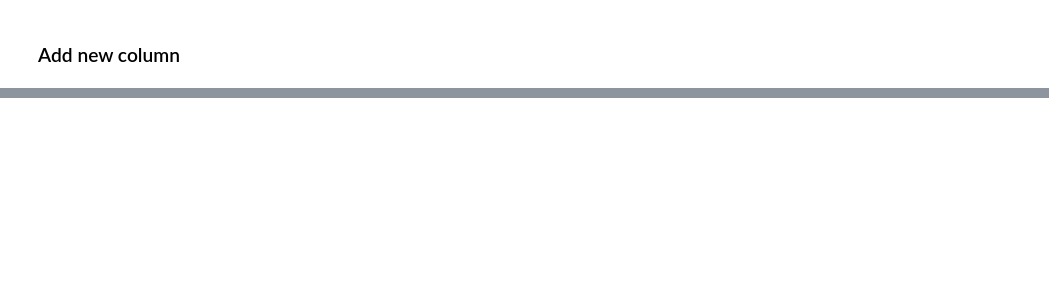
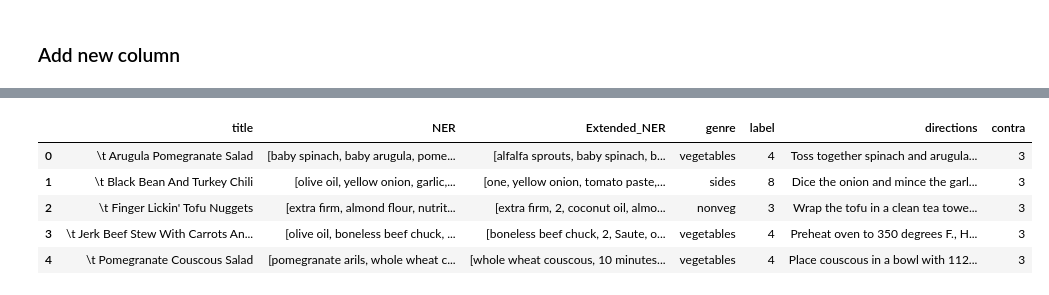
Before and after one commit to Shamighoul/NLP_project, a Jupyter notebook: get_data.ipynb, the cells around one changed output, grey strips where cells are left out. Drawn from its saved outputs; the diff is of its cells as text; code cells hidden in the pictures; blank space fills up the shorter version.

```diff
--- a/get_data.ipynb
+++ b/get_data.ipynb
@@ -344,0 +504,4 @@ df.shape
+# %%
+data['NER'] = data['NER'].apply(lambda x: ast.literal_eval(x))
+# %%
+data['Extended_NER'] = data['Extended_NER'].apply(lambda x: ast.literal_eval(x))
@@ -344,0 +527,36 @@ df.shape
+# %%
+meat = ['meat', 'gammon', 'mutton', 'beef', 'pork', 'deer', 'camel', 'veal', 'lamb', 'goat', 'rabbit', 'turkey', 'steak', 'goose', 'duck', 'venison', 'elk', 'moose', 'loin', 'bacon', 'ham', 'baked ham', 'frankfurter', 'sausage', 'chicken', 'crackling']
+milk = ['kaymak', 'milk', 'cream', 'butter', 'yogurt', 'ymer', 'viili', 'kefir', 'kumis', 'amasi', 'mursik', 'quark', 'acidophiline', 'matzoon', 'skyr', 'yogurt', 'qatyq', 'ryazhenka', 'varenets', 'ayran', 'doogh', 'lassi', 'leben', 'cheese', 'custard', 'casein', 'dairy products', 'milk products']
+alcohol = ["'wine', 'beer', liqueur", "champagne", "ale", "gin", "cider", "brandy", "whisky", "stout", "lager", "rum", "vodka", "tequila", "absinthe", "alcohol", "ethyl", 'pastis', 'sherry', "moonshine"]
+pig = ['bacon', 'ham', 'baked ham', 'frankfurter', 'sausage', "pork", "pig", 'gammon', 'crackling']
+fish = ['salmon', 'trout', 'tuna', 'catfish', 'pike', 'sturgeon', 'starlet', 'dorado', 'sea bass', 'eel', 'herring', 'mackerel', 'cod', 'haddock', 'hake', 'plaice', 'flounder', 'sardine', 'perch', 'grouper', 'pike-perch', 'carp', 'bream', 'burbot', 'navaga', 'mullet', 'anchovy']
+
+contra_dict = {
+    "Christian": meat+milk+alcohol+fish+["egg, bread"],
+    "Milk": milk,
+    "Meat": meat,
+    "Halal": pig+alcohol,
+    }
+# %%
+def find_matches(list1, category_dict):
+    found_category = 0
+    has_common = {key: not set(list1).intersection(set(keywords)) for key, keywords in contra_dict.items()}
+    if has_common["Christian"]==1:
+        found_category=3
+    elif has_common["Meat"]==1 and has_common["Milk"]==1 and has_common["Halal"]==1:
+        found_category=2
+    elif has_common["Halal"]==1:
+        found_category=1
+    return found_category
+
+
+data['contra'] = data['NER'].apply(lambda x: find_matches(x, contra_dict))
+# %%
+data.head()
+# %% [output]
+|  | title | NER | Extended_NER | genre | label | directions | contra |
+| 0 | \t Arugula Pomegranate Salad | [baby spinach, baby arugula, pome... | [alfalfa sprouts, baby spinach, b... | vegetables | 4 | Toss together spinach and arugula... | 3 |
+| 1 | \t Black Bean And Turkey Chili | [olive oil, yellow onion, garlic,... | [one, yellow onion, tomato paste,... | sides | 8 | Dice the onion and mince the garl... | 3 |
+| 2 | \t Finger Lickin' Tofu Nuggets | [extra firm, almond flour, nutrit... | [extra firm, 2, coconut oil, almo... | nonveg | 3 | Wrap the tofu in a clean tea towe... | 3 |
+| 3 | \t Jerk Beef Stew With Carrots An... | [olive oil, boneless beef chuck, ... | [boneless beef chuck, 2, Saute, o... | vegetables | 4 | Preheat oven to 350 degrees F., H... | 3 |
+| 4 | \t Pomegranate Couscous Salad | [pomegranate arils, whole wheat c... | [whole wheat couscous, 10 minutes... | vegetables | 4 | Place couscous in a bowl with 112... | 3 |
```
Also changed, not shown: parts of 33 cells of this notebook.
